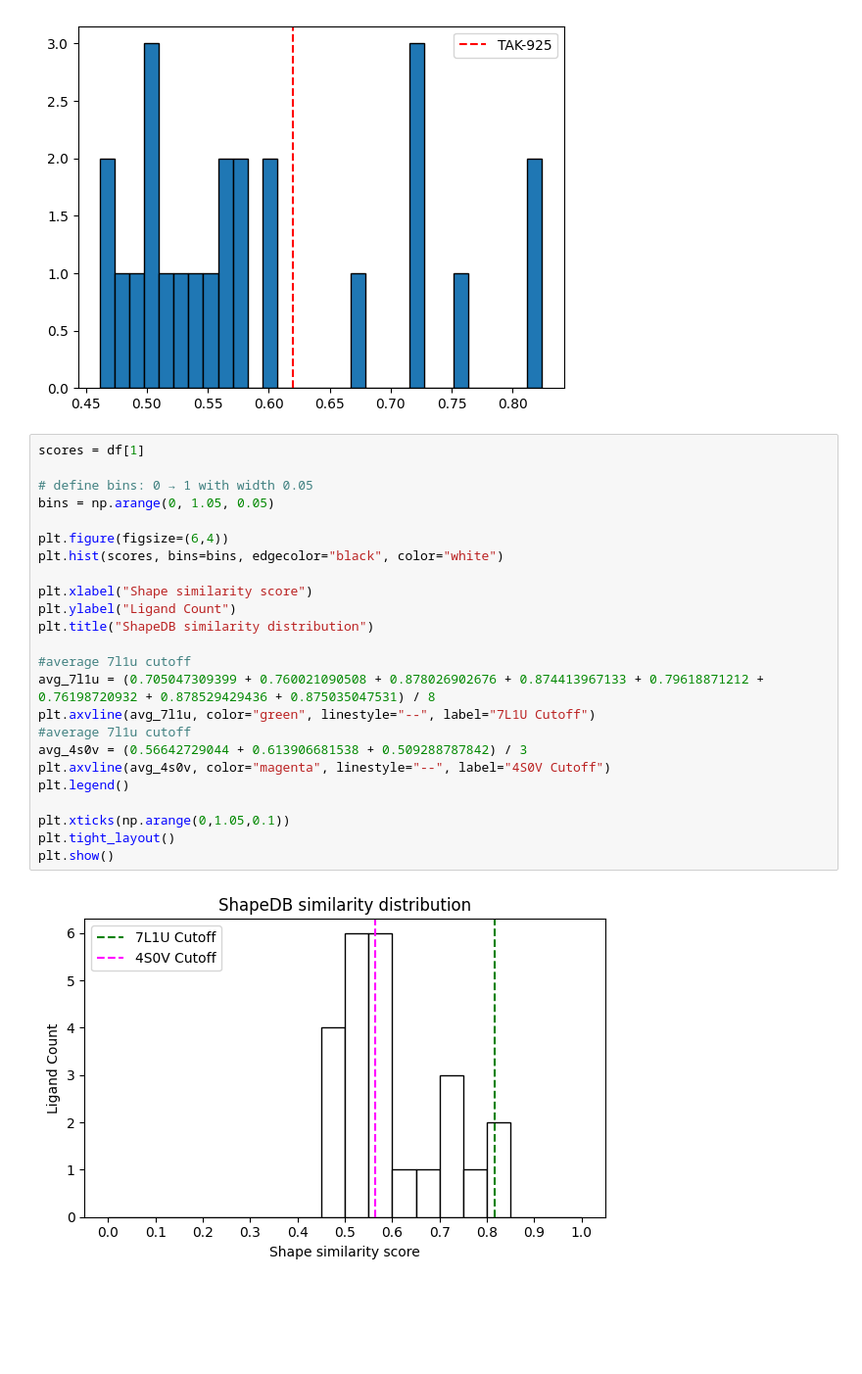
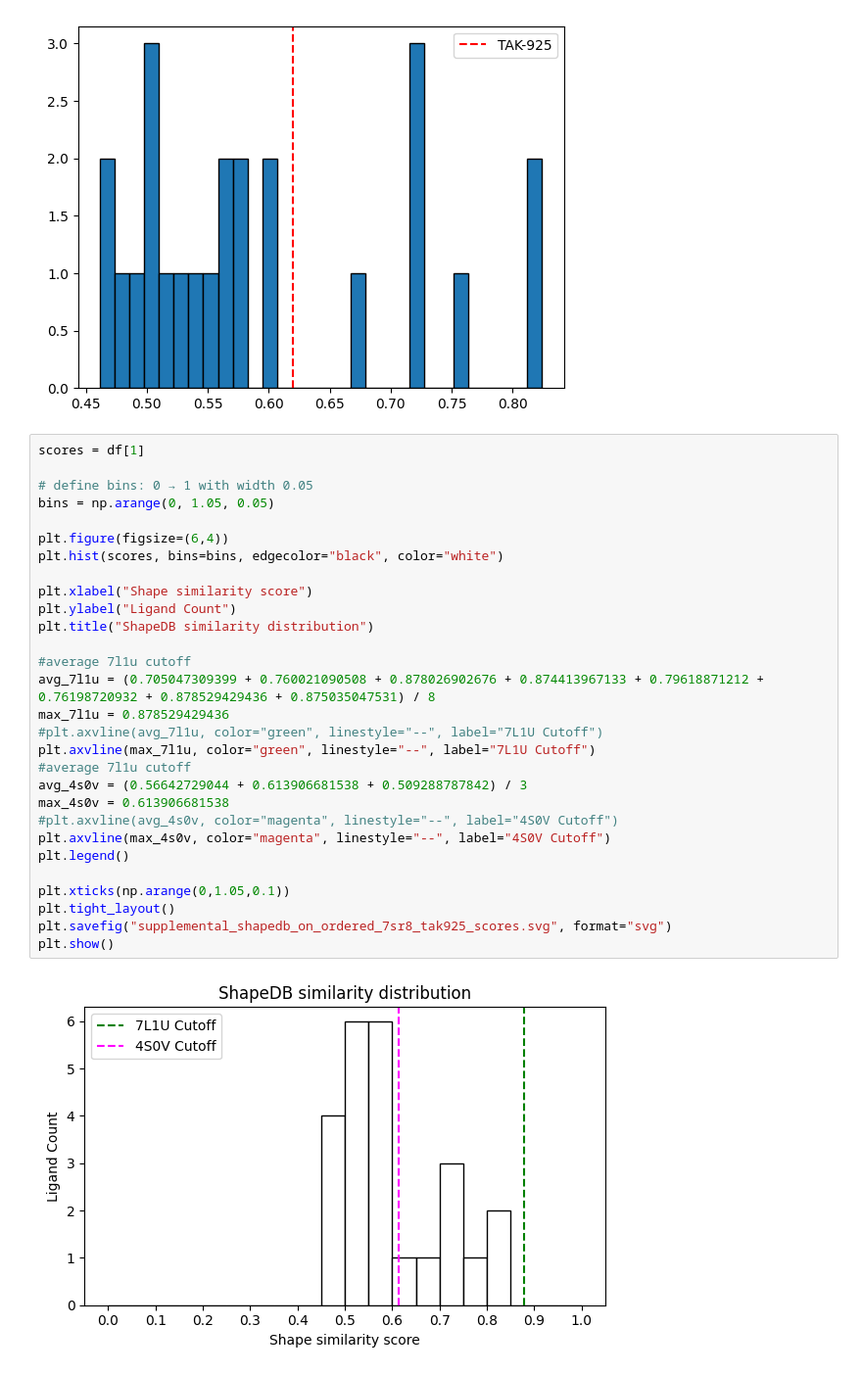
Before and after one commit to toadlover/ginsparg_thymelab_thesis, a Jupyter notebook: jupyter_notebooks/figure_making/shapedb_agonists_match_tak925.ipynb, the cells around one changed output. Shown at 98% size. Cells and saved outputs as stored; diff of their text form; blank space fills up the shorter version.

```diff
--- a/jupyter_notebooks/figure_making/shapedb_agonists_match_tak925.ipynb
+++ b/jupyter_notebooks/figure_making/shapedb_agonists_match_tak925.ipynb
@@ -42,26 +42,31 @@ plt.show()
 # %%
 scores = df[1]
 
 # define bins: 0 → 1 with width 0.05
 bins = np.arange(0, 1.05, 0.05)
 
 plt.figure(figsize=(6,4))
 plt.hist(scores, bins=bins, edgecolor="black", color="white")
 
 plt.xlabel("Shape similarity score")
 plt.ylabel("Ligand Count")
 plt.title("ShapeDB similarity distribution")
 
 #average 7l1u cutoff
 avg_7l1u = (0.705047309399 + 0.760021090508 + 0.878026902676 + 0.874413967133 + 0.79618871212 + 0.76198720932 + 0.878529429436 + 0.875035047531) / 8
-plt.axvline(avg_7l1u, color="green", linestyle="--", label="7L1U Cutoff")
+max_7l1u = 0.878529429436
+#plt.axvline(avg_7l1u, color="green", linestyle="--", label="7L1U Cutoff")
+plt.axvline(max_7l1u, color="green", linestyle="--", label="7L1U Cutoff")
 #average 7l1u cutoff
 avg_4s0v = (0.56642729044 + 0.613906681538 + 0.509288787842) / 3
-plt.axvline(avg_4s0v, color="magenta", linestyle="--", label="4S0V Cutoff")
+max_4s0v = 0.613906681538
+#plt.axvline(avg_4s0v, color="magenta", linestyle="--", label="4S0V Cutoff")
+plt.axvline(max_4s0v, color="magenta", linestyle="--", label="4S0V Cutoff")
 plt.legend()
 
 plt.xticks(np.arange(0,1.05,0.1))
 plt.tight_layout()
+plt.savefig("supplemental_shapedb_on_ordered_7sr8_tak925_scores.svg", format="svg")
 plt.show()
 # %% [output]
-[figure, old version]
+[figure, new version]
```
Also changed, not shown: parts of 1 cell of this notebook, 3 other files.
